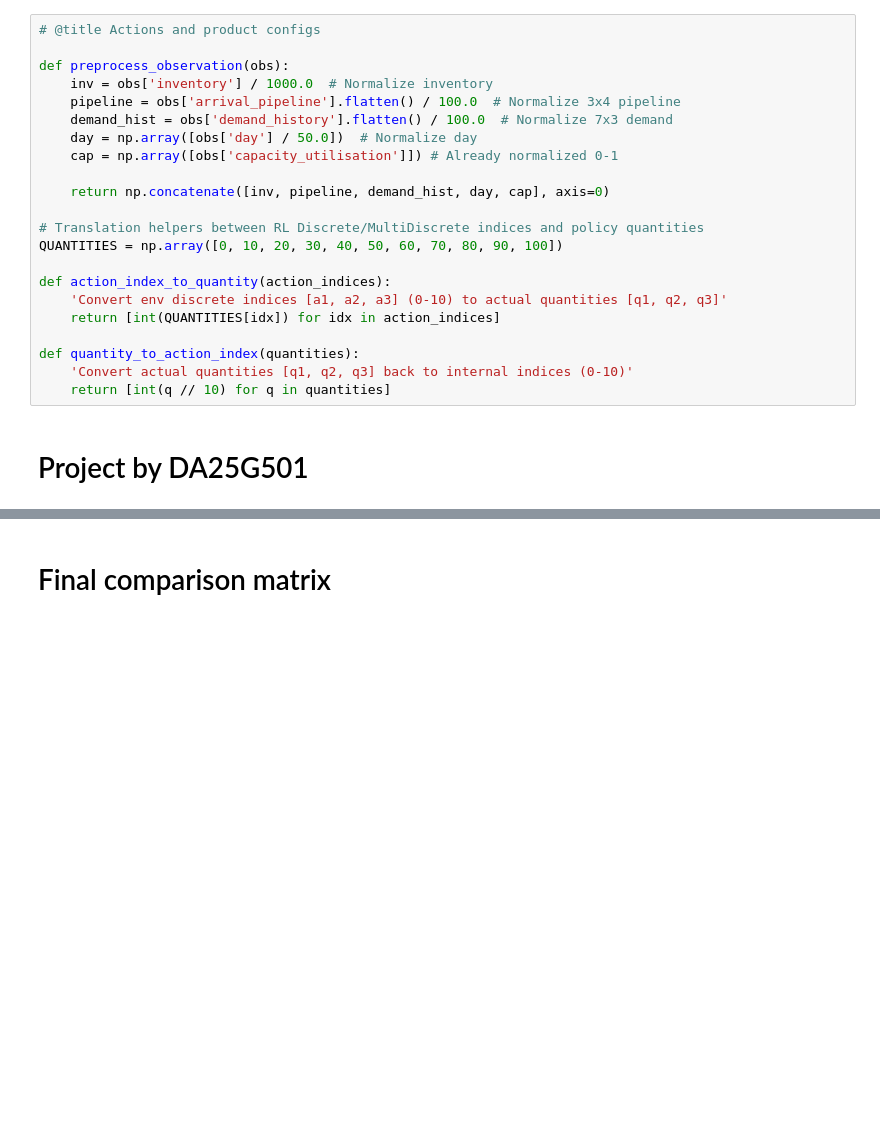
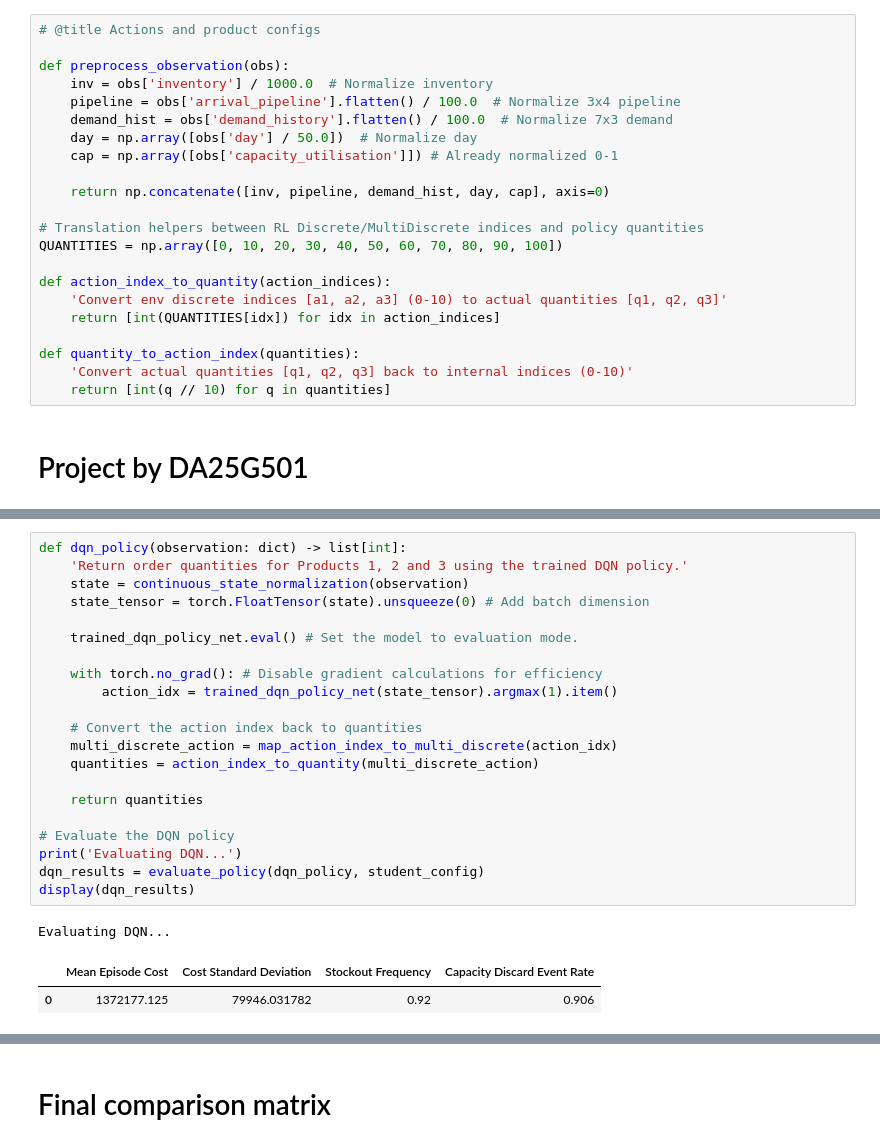
Before and after one commit to aditi-govindu/DA6002W_end_term_project, a Jupyter notebook: DA25G501_ORL_end_term_project.ipynb, the cells around one changed output, grey strips where cells are left out. Cells and saved outputs as stored; diff of their text form; blank space fills up the shorter version.

```diff
--- a/DA25G501_ORL_end_term_project.ipynb
+++ b/DA25G501_ORL_end_term_project.ipynb
@@ -2673,0 +1254,25 @@ Recommended quantities for dummy observation: [90, 90, 30]
+# %%
+def dqn_policy(observation: dict) -> list[int]:
+    'Return order quantities for Products 1, 2 and 3 using the trained DQN policy.'
+    state = continuous_state_normalization(observation)
+    state_tensor = torch.FloatTensor(state).unsqueeze(0) # Add batch dimension
+
+    trained_dqn_policy_net.eval() # Set the model to evaluation mode.
+
+    with torch.no_grad(): # Disable gradient calculations for efficiency
+        action_idx = trained_dqn_policy_net(state_tensor).argmax(1).item()
+
+    # Convert the action index back to quantities
+    multi_discrete_action = map_action_index_to_multi_discrete(action_idx)
+    quantities = action_index_to_quantity(multi_discrete_action)
+
+    return quantities
+
+# Evaluate the DQN policy
+print('Evaluating DQN...')
+dqn_results = evaluate_policy(dqn_policy, student_config)
+display(dqn_results)
+# %% [output]
+Evaluating DQN...
+|  | Mean Episode Cost | Cost Standard Deviation | Stockout Frequency | Capacity Discard Event Rate |
+| 0 | 1372177.125 | 79946.031782 | 0.92 | 0.906 |
```
Also changed, not shown: parts of 87 cells of this notebook.
